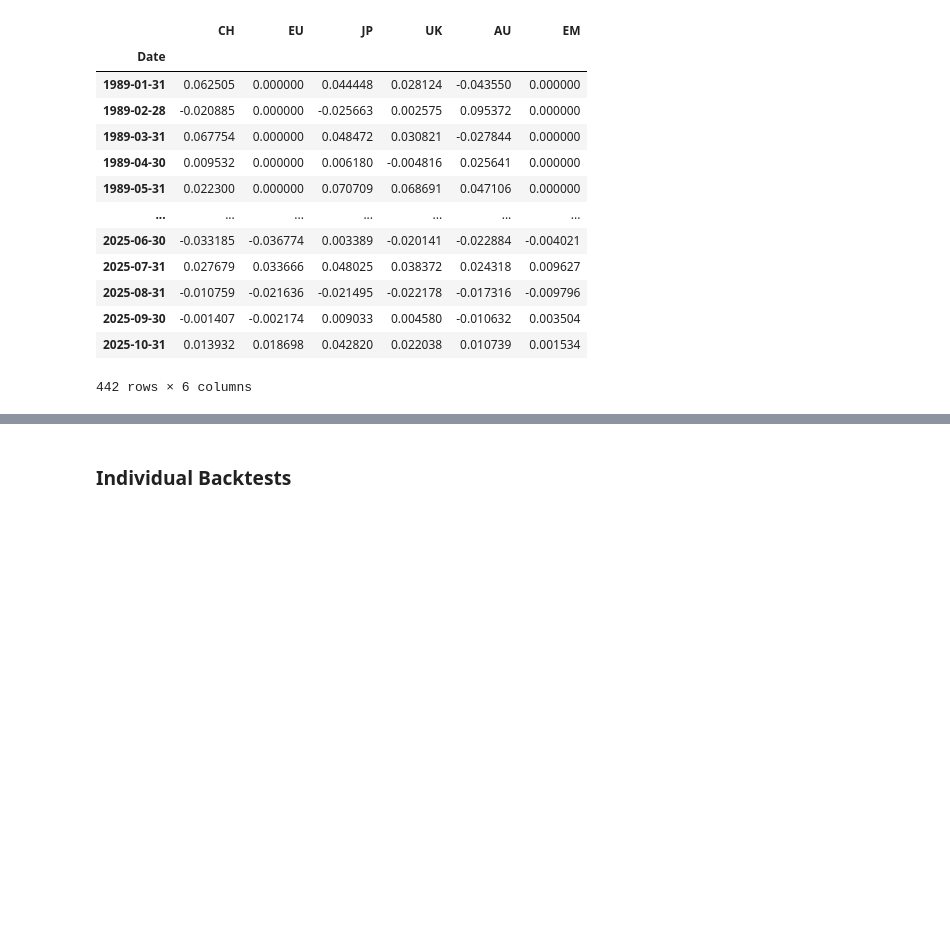
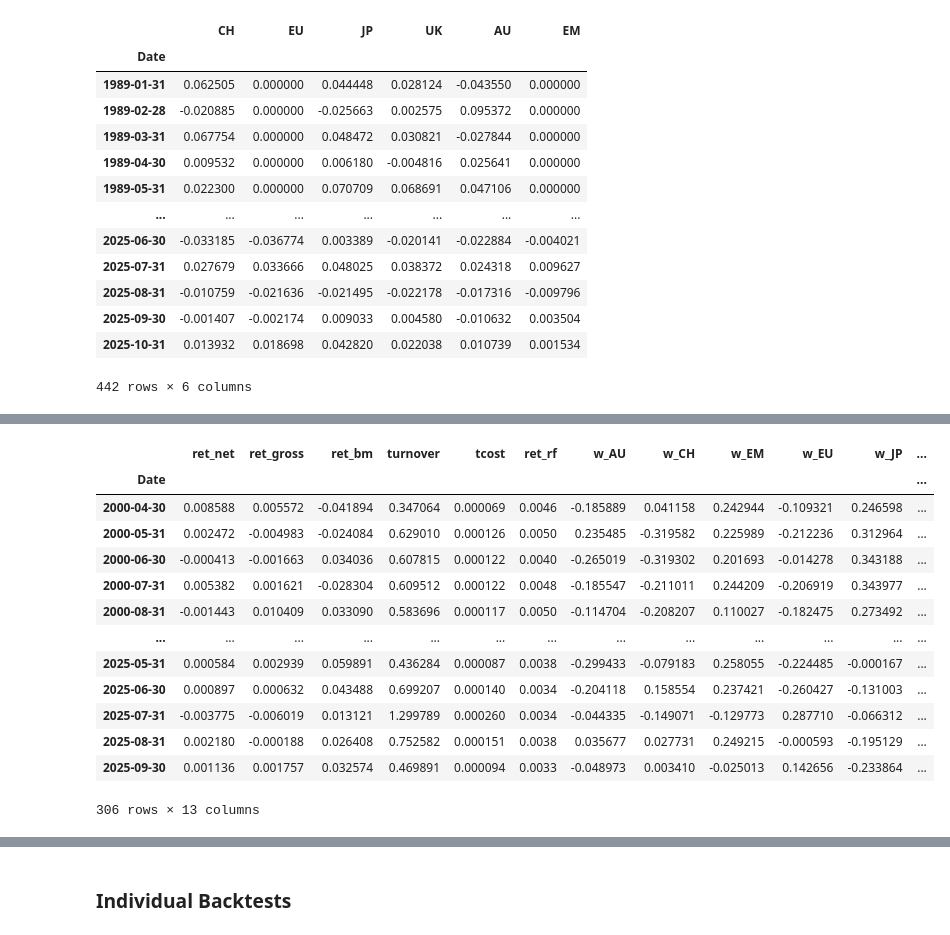
Before and after one commit to DanUZH/PMP_December_8, a Jupyter notebook: Code/Combined_Portfolio.ipynb, the cells around one changed output, grey strips where cells are left out. Saved outputs shown, nothing was run; the diff lists cells and outputs as text; code cells hidden in the pictures; blank space fills up the shorter version.

```diff
--- a/Code/Combined_Portfolio.ipynb
+++ b/Code/Combined_Portfolio.ipynb
@@ -472,0 +680,25 @@ Still in Progress...
+# %%
+macro_trend_hedged = apply_fx_hedging(
+    backtest_df=macro_trend,
+    hedge_ratio=hedge_ratio,
+    hedge_ratio_short=hedge_ratio_short,
+    hedge_returns=hedge_returns
+)
+# %%
+macro_trend_hedged.dropna(inplace=True)
+macro_trend_hedged
+# %% [output]
+|  | ret_net | ret_gross | ret_bm | turnover | tcost | ret_rf | w_AU | w_CH | w_EM | w_EU | w_JP | ... |
+| Date |  |  |  |  |  |  |  |  |  |  |  | ... |
+| 2000-04-30 | 0.008588 | 0.005572 | -0.041894 | 0.347064 | 0.000069 | 0.0046 | -0.185889 | 0.041158 | 0.242944 | -0.109321 | 0.246598 | ... |
+| 2000-05-31 | 0.002472 | -0.004983 | -0.024084 | 0.629010 | 0.000126 | 0.0050 | 0.235485 | -0.319582 | 0.225989 | -0.212236 | 0.312964 | ... |
+| 2000-06-30 | -0.000413 | -0.001663 | 0.034036 | 0.607815 | 0.000122 | 0.0040 | -0.265019 | -0.319302 | 0.201693 | -0.014278 | 0.343188 | ... |
+| 2000-07-31 | 0.005382 | 0.001621 | -0.028304 | 0.609512 | 0.000122 | 0.0048 | -0.185547 | -0.211011 | 0.244209 | -0.206919 | 0.343977 | ... |
+| 2000-08-31 | -0.001443 | 0.010409 | 0.033090 | 0.583696 | 0.000117 | 0.0050 | -0.114704 | -0.208207 | 0.110027 | -0.182475 | 0.273492 | ... |
+| ... | ... | ... | ... | ... | ... | ... | ... | ... | ... | ... | ... | ... |
+| 2025-05-31 | 0.000584 | 0.002939 | 0.059891 | 0.436284 | 0.000087 | 0.0038 | -0.299433 | -0.079183 | 0.258055 | -0.224485 | -0.000167 | ... |
+| 2025-06-30 | 0.000897 | 0.000632 | 0.043488 | 0.699207 | 0.000140 | 0.0034 | -0.204118 | 0.158554 | 0.237421 | -0.260427 | -0.131003 | ... |
+| 2025-07-31 | -0.003775 | -0.006019 | 0.013121 | 1.299789 | 0.000260 | 0.0034 | -0.044335 | -0.149071 | -0.129773 | 0.287710 | -0.066312 | ... |
+| 2025-08-31 | 0.002180 | -0.000188 | 0.026408 | 0.752582 | 0.000151 | 0.0038 | 0.035677 | 0.027731 | 0.249215 | -0.000593 | -0.195129 | ... |
+| 2025-09-30 | 0.001136 | 0.001757 | 0.032574 | 0.469891 | 0.000094 | 0.0033 | -0.048973 | 0.003410 | -0.025013 | 0.142656 | -0.233864 | ... |
+306 rows × 13 columns
```
Also changed, not shown: parts of 60 cells of this notebook, 1 other file.
